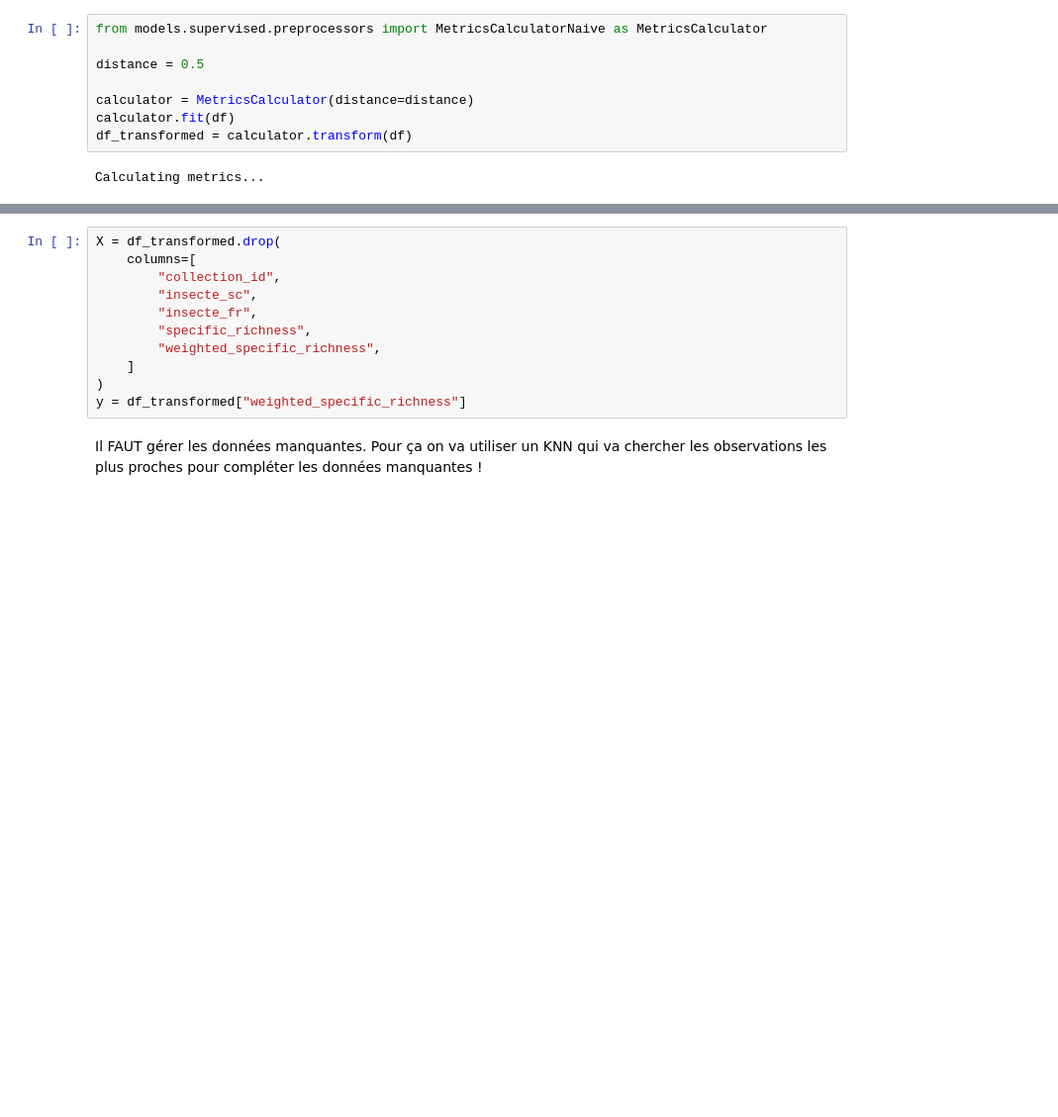
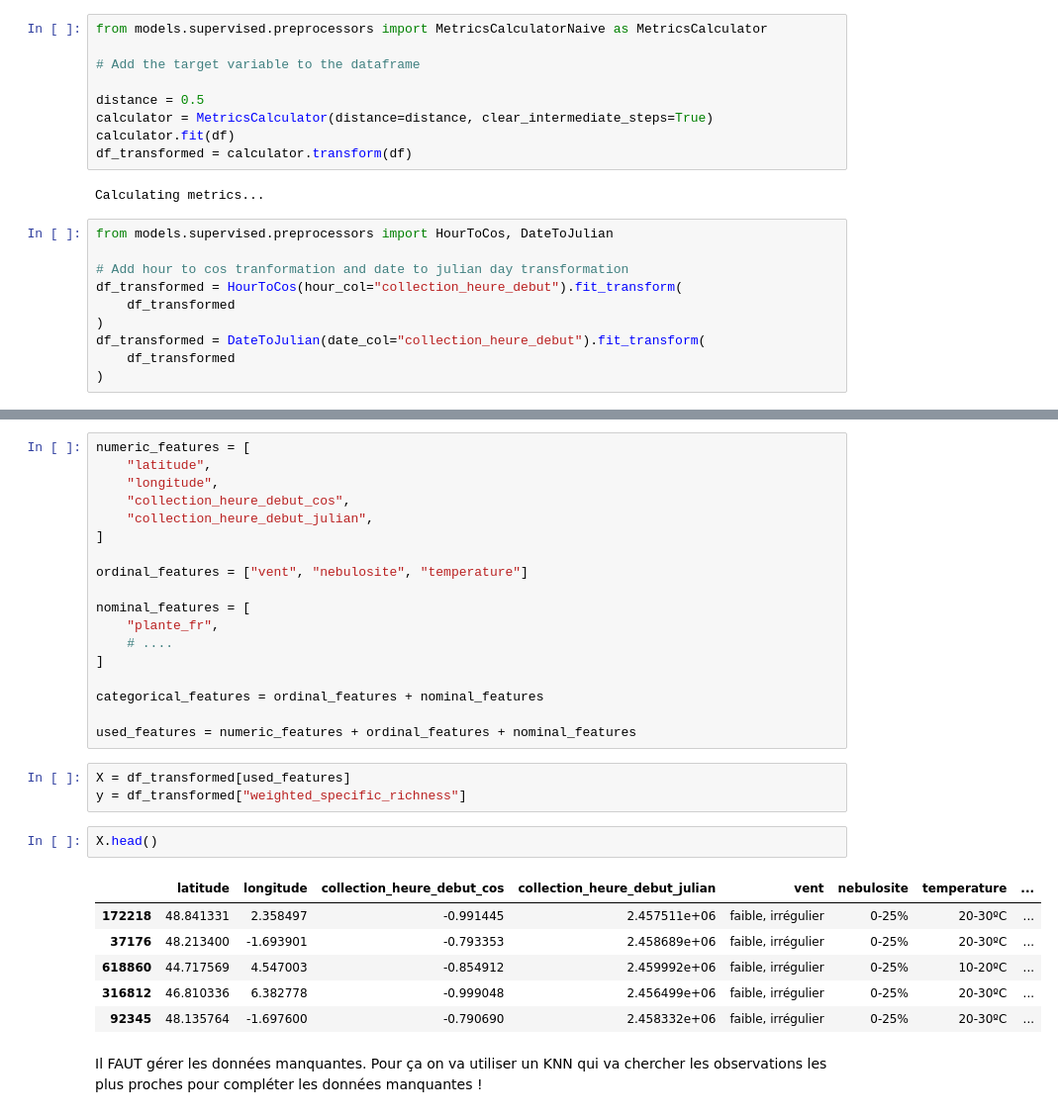
Before and after one commit to juldpnt/fil-rouge-pollinisateurs, a Jupyter notebook: notebooks/model_setup.ipynb, the cells around one changed output, grey strips where cells are left out. Shown at 99% size. Cells and saved outputs as stored; diff of their text form; blank space fills up the shorter version.

Commit message:
feat: update sup model

```diff
--- a/notebooks/model_setup.ipynb
+++ b/notebooks/model_setup.ipynb
@@ -252,10 +252,21 @@ df.shape
 # %%
 from models.supervised.preprocessors import MetricsCalculatorNaive as MetricsCalculator
 
+# Add the target variable to the dataframe
+
 distance = 0.5
-
-calculator = MetricsCalculator(distance=distance)
+calculator = MetricsCalculator(distance=distance, clear_intermediate_steps=True)
 calculator.fit(df)
 df_transformed = calculator.transform(df)
 # %% [output]
 Calculating metrics...
+# %%
+from models.supervised.preprocessors import HourToCos, DateToJulian
+
+# Add hour to cos tranformation and date to julian day transformation
+df_transformed = HourToCos(hour_col="collection_heure_debut").fit_transform(
+    df_transformed
+)
+df_transformed = DateToJulian(date_col="collection_heure_debut").fit_transform(
+    df_transformed
+)
@@ -269,15 +287,34 @@ Index(['collection_id', 'plante_sc', 'plante_fr', 'insecte_sc', 'insecte_fr',
       dtype='object')
+# %%
+numeric_features = [
+    "latitude",
+    "longitude",
+    "collection_heure_debut_cos",
+    "collection_heure_debut_julian",
+]
+
+ordinal_features = ["vent", "nebulosite", "temperature"]
+
+nominal_features = [
+    "plante_fr",
+    # ....
+]
+
+categorical_features = ordinal_features + nominal_features
+
+used_features = numeric_features + ordinal_features + nominal_features
 # %%
-X = df_transformed.drop(
-    columns=[
-        "collection_id",
-        "insecte_sc",
-        "insecte_fr",
-        "specific_richness",
-        "weighted_specific_richness",
-    ]
-)
+X = df_transformed[used_features]
 y = df_transformed["weighted_specific_richness"]
+# %%
+X.head()
+# %% [output]
+|  | latitude | longitude | collection_heure_debut_cos | collection_heure_debut_julian | vent | nebulosite | temperature | ... |
+| 172218 | 48.841331 | 2.358497 | -0.991445 | 2.457511e+06 | faible, irrégulier | 0-25% | 20-30ºC | ... |
+| 37176 | 48.213400 | -1.693901 | -0.793353 | 2.458689e+06 | faible, irrégulier | 0-25% | 20-30ºC | ... |
+| 618860 | 44.717569 | 4.547003 | -0.854912 | 2.459992e+06 | faible, irrégulier | 0-25% | 10-20ºC | ... |
+| 316812 | 46.810336 | 6.382778 | -0.999048 | 2.456499e+06 | faible, irrégulier | 0-25% | 20-30ºC | ... |
+| 92345 | 48.135764 | -1.697600 | -0.790690 | 2.458332e+06 | faible, irrégulier | 0-25% | 20-30ºC | ... |
 # %% [markdown]
 Il FAUT gérer les données manquantes. Pour ça on va utiliser un KNN qui va chercher les observations les plus proches pour compléter les données manquantes !
 # %% [markdown]
```
Also changed, not shown: parts of 12 cells of this notebook, 1 other file.
